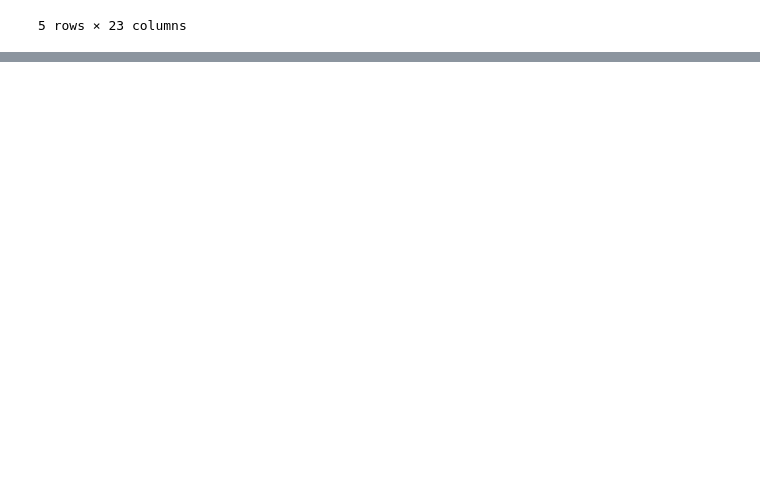
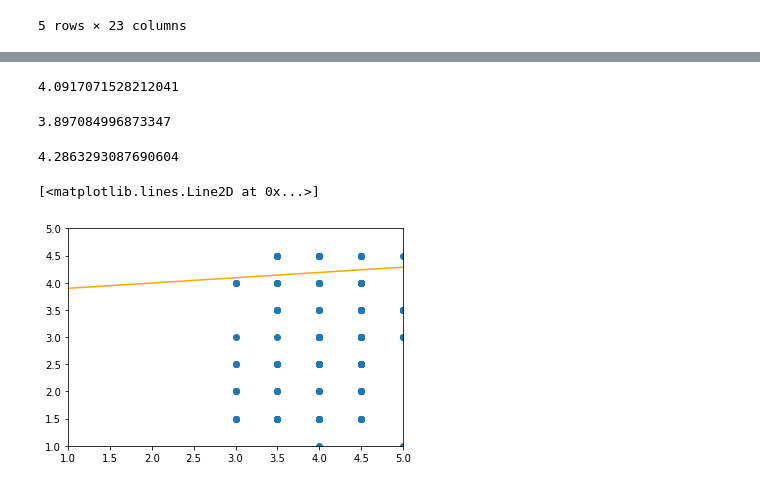
Before and after one commit to Adam-Klaum/dq_movie_reviews, a Jupyter notebook: Basics.ipynb, the cells around one changed output, grey strips where cells are left out. Saved outputs shown, nothing was run; the diff lists cells and outputs as text; code cells hidden in the pictures; blank space fills up the shorter version.

Commit message:
Updated linear regression line for predictions

```diff
--- a/Basics.ipynb
+++ b/Basics.ipynb
@@ -79,0 +90,2 @@ movies.head()
+# %%
+slope, intercept, rvalue, pvalue, stderr = ss.linregress(movies['Metacritic_norm_round'], movies['Fandango_Stars'])
@@ -79,0 +94,23 @@ movies.head()
+# %%
+pred_3
+# %% [output]
+4.0917071528212041
+# %%
+pred_1 = 1 * slope + intercept
+pred_5 = 5 * slope + intercept
+# %%
+pred_1
+# %% [output]
+3.897084996873347
+# %%
+pred_5
+# %% [output]
+4.2863293087690604
+# %%
+plt.scatter(movies['Fandango_Stars'], movies['Metacritic_norm_round'])
+plt.xlim(1,5)
+plt.ylim(1,5)
+plt.plot([1.0, 5.0], [pred_1, pred_5], color='orange')
+# %% [output]
+[<matplotlib.lines.Line2D at 0x...>]
+[figure, added]
```
Also changed, not shown: parts of 5 cells of this notebook.
